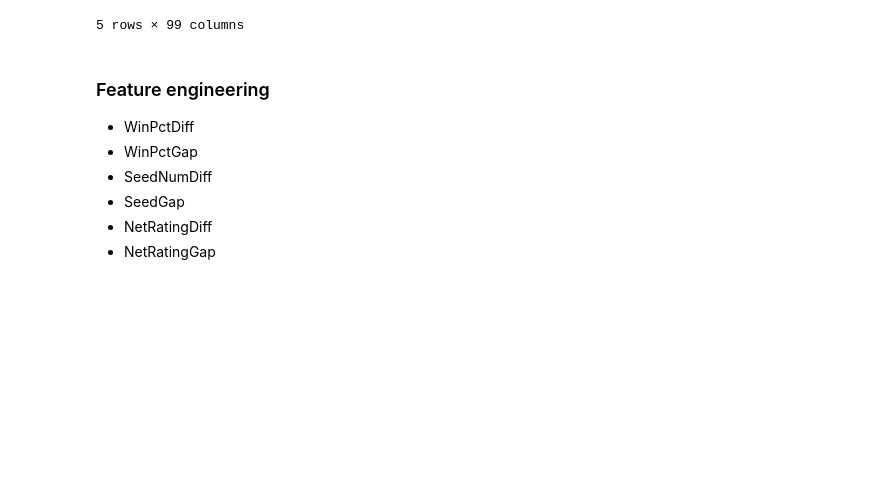
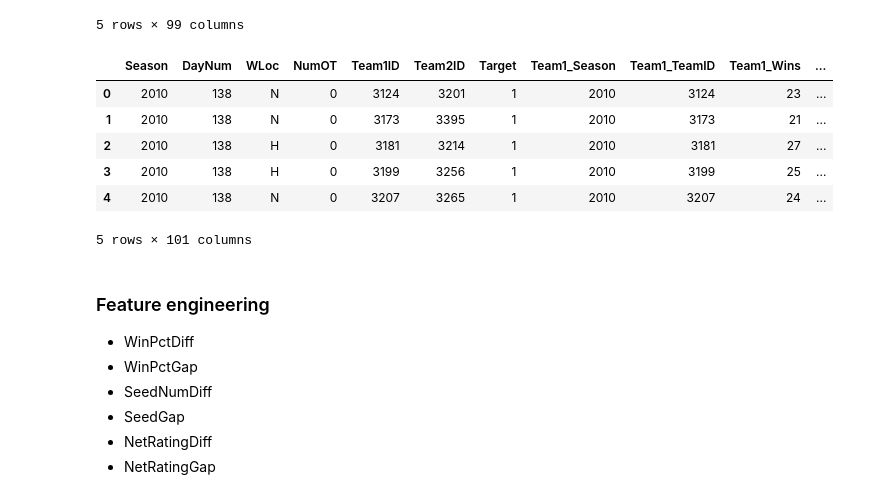
Before and after one commit to Barderus/MarchMadness-Kaggle, a Jupyter notebook: notebooks/matchup_builder.ipynb, the cells around one changed output. Cells and saved outputs as stored; diff of their text form; code cells hidden in the pictures; blank space fills up the shorter version.

Commit message:
Added women's matchup feature engineering and created a more modular approach to make the calculations. Still need to create women_training_df next

```diff
--- a/notebooks/matchup_builder.ipynb
+++ b/notebooks/matchup_builder.ipynb
@@ -85,6 +85,3 @@ team_features_men = pd.read_csv("../data/m_team_season_features.csv")
 team_features_women = pd.read_csv("../data/w_team_season_features.csv")
 # %% [markdown]
 By separating the teams by winners and losers, it allows us to calculate all the different features between each team
-# %%
-team1_features = team_features_men.add_prefix("Team1_")
-team2_features = team_features_men.add_prefix("Team2_")
@@ -105 +88,23 @@ men_matchups = men_matchups.merge(
+# %%
+def merge_team_features(matchups_df, team_features):
+    df = matchups_df.copy()
+
+    team1_features = team_features.add_prefix("Team1_")
+    team2_features = team_features.add_prefix("Team2_")
+
+    df = df.merge(
+        team1_features,
+        left_on=["Season", "Team1ID"],
+        right_on=["Team1_Season", "Team1_TeamID"],
+        how="left"
+    )
+
+    df = df.merge(
+        team2_features,
+        left_on=["Season", "Team2ID"],
+        right_on=["Team2_Season", "Team2_TeamID"],
+        how="left"
+    )
+
+    return df
 # %%
@@ -112,6 +118,17 @@ men_matchups.head()
 | 3 | 2003 | 136 | N | 0 | 1141 | 1166 | 1 | 2003 | 1141 | 23 | ... |
 | 4 | 2003 | 136 | N | 1 | 1143 | 1301 | 1 | 2003 | 1143 | 21 | ... |
 5 rows × 99 columns
+# %%
+women_matchups = merge_team_features(women_hist, team_features_women)
+women_matchups.head()
+# %% [output]
+|  | Season | DayNum | WLoc | NumOT | Team1ID | Team2ID | Target | Team1_Season | Team1_TeamID | Team1_Wins | ... |
+| 0 | 2010 | 138 | N | 0 | 3124 | 3201 | 1 | 2010 | 3124 | 23 | ... |
+| 1 | 2010 | 138 | N | 0 | 3173 | 3395 | 1 | 2010 | 3173 | 21 | ... |
+| 2 | 2010 | 138 | H | 0 | 3181 | 3214 | 1 | 2010 | 3181 | 27 | ... |
+| 3 | 2010 | 138 | H | 0 | 3199 | 3256 | 1 | 2010 | 3199 | 25 | ... |
+| 4 | 2010 | 138 | N | 0 | 3207 | 3265 | 1 | 2010 | 3207 | 24 | ... |
+5 rows × 101 columns
 # %% [markdown]
 ### Feature engineering
 - WinPctDiff
```
Also changed, not shown: parts of 24 cells of this notebook.
